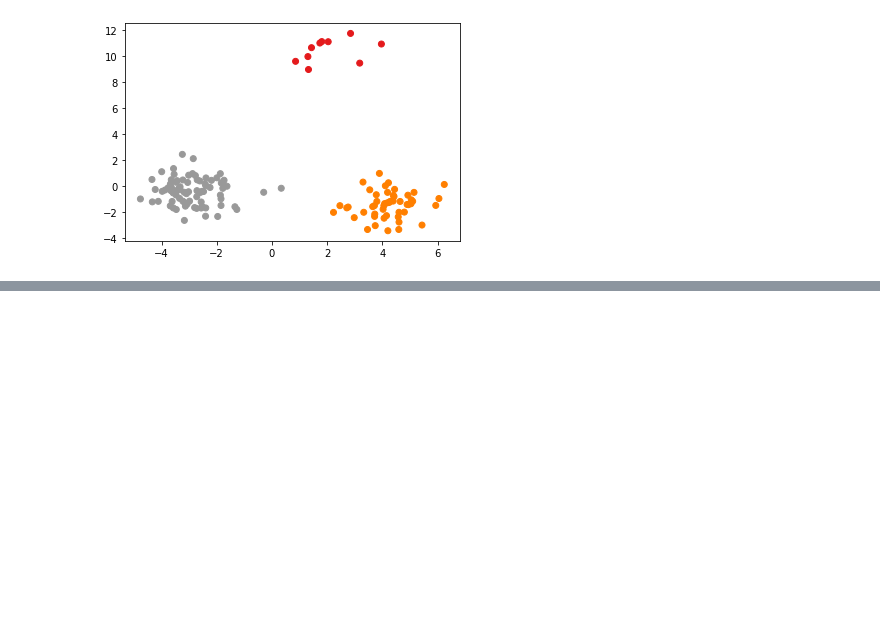
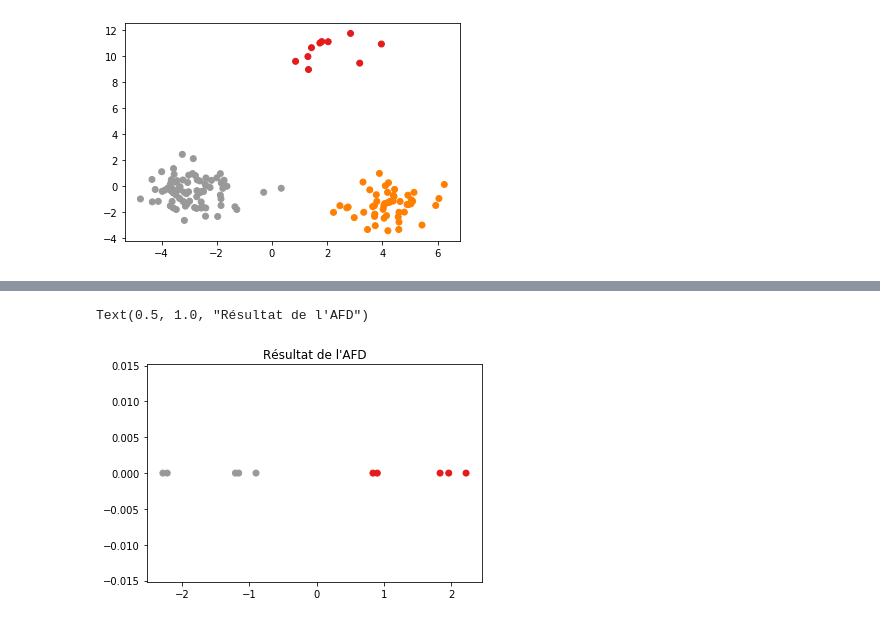
Before and after one commit to mahdiou-diallo/AFD-via-ACP, a Jupyter notebook: AFD via ACP.ipynb, the cells around one changed output, grey strips where cells are left out. Saved outputs shown, nothing was run; the diff lists cells and outputs as text; code cells hidden in the pictures; blank space fills up the shorter version.

```diff
--- a/AFD via ACP.ipynb
+++ b/AFD via ACP.ipynb
@@ -53,3 +54,15 @@ plt.scatter(lda[:,0], lda[:,1], c=y, cmap='Set1')
 # %% [output]
 <matplotlib.collections.PathCollection at 0x...>
 [figure]
+# %%
+def AFD(X, y, d=2):
+    df = pd.DataFrame(X)
+    df = df.assign(y=y)
+
+    means = df.groupby(by='y').mean().sort_index().values
+    counts = df.y.value_counts().sort_index().values
+
+    repeats = [np.tile(mu, (cnt,1)) for (mu, cnt) in zip(means, counts)]
+    M = np.vstack(repeats)
+
+    return PCA(n_components=d).fit(M).transform(X)
@@ -55,0 +97,7 @@ plt.scatter(lda[:,0], lda[:,1], c=y, cmap='Set1')
+# %%
+X_lda = AFD(X_t, y_t, d=1)
+plt.scatter(X_lda, np.zeros(X_pca.shape[0]), c=y_t, cmap='Set1')
+plt.title("Résultat de l'AFD")
+# %% [output]
+Text(0.5, 1.0, "Résultat de l'AFD")
+[figure, added]
```
Also changed, not shown: parts of 4 cells of this notebook.
